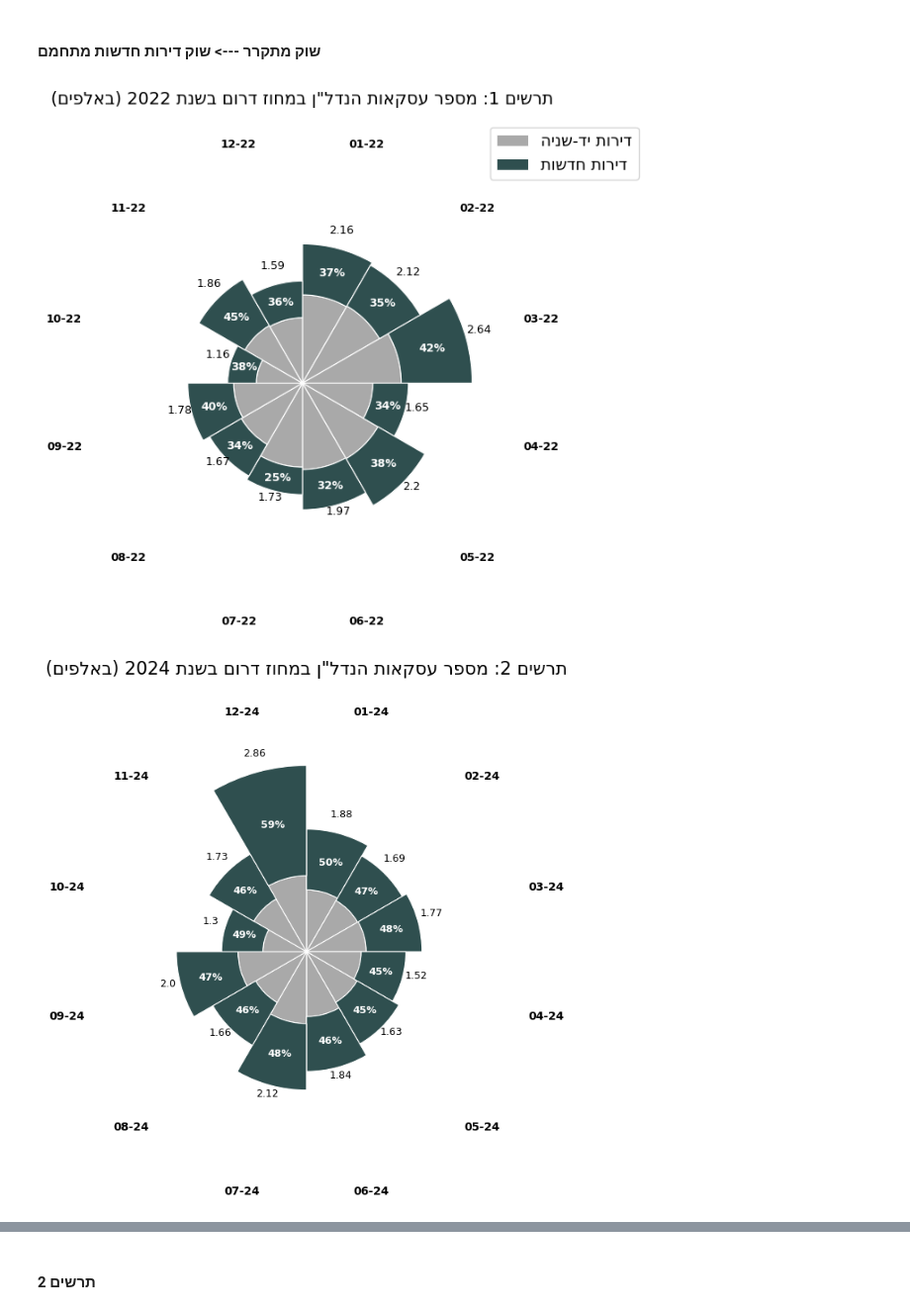
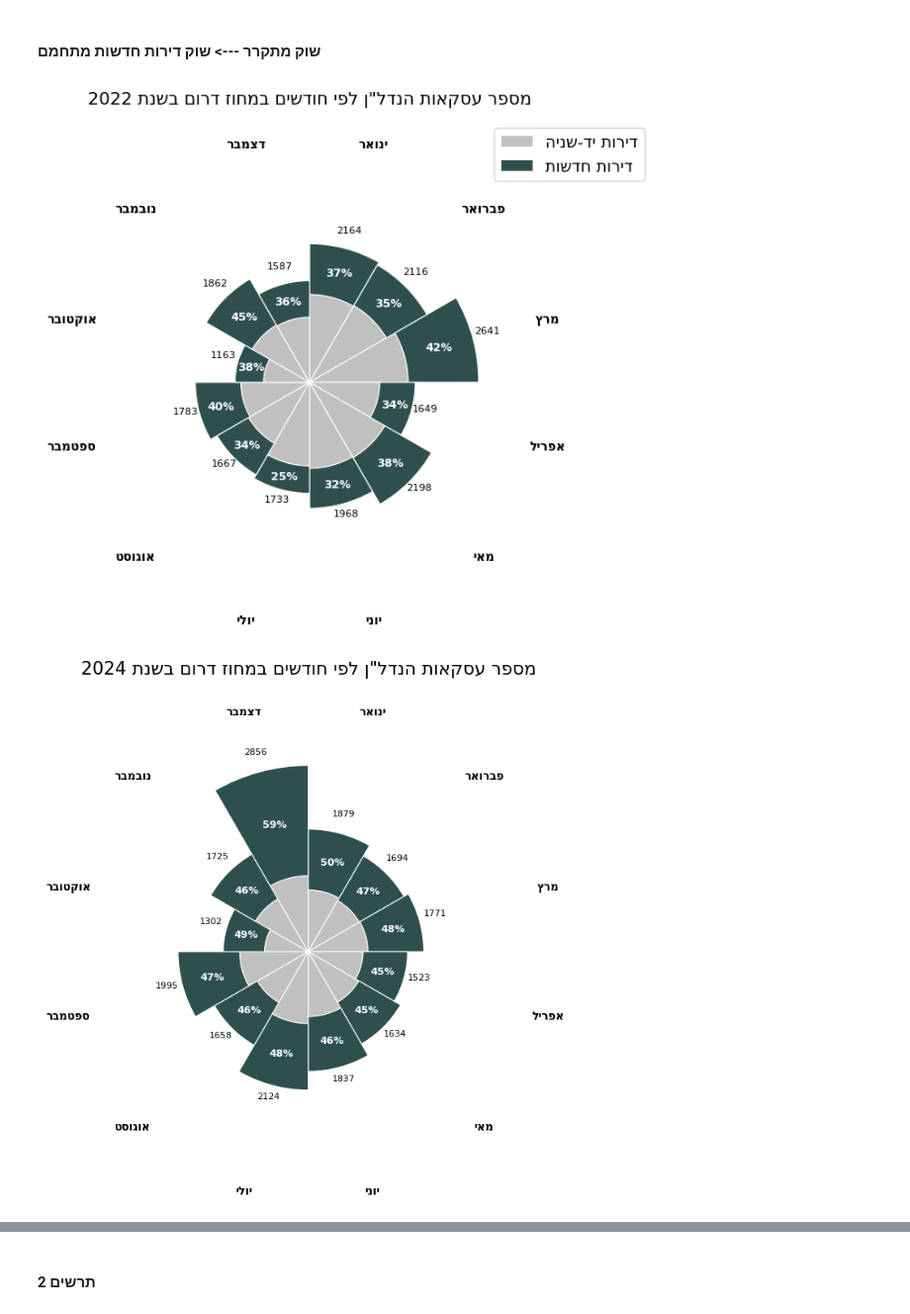
Before and after one commit to Saarp84/portfolio, a Jupyter notebook: Nadlan/nadlaning.ipynb, the cells around one changed output, grey strips where cells are left out. Shown: that part at 99% size. Cells and saved outputs as stored; diff of their text form; code cells hidden in the pictures.

```diff
--- a/Nadlan/nadlaning.ipynb
+++ b/Nadlan/nadlaning.ipynb
@@ -183,7 +183,7 @@ def get_monthly_summary(data: pd.DataFrame, region: str, year: int) -> pd.DataFr
 
     return result
 
-def plot_monthly_rose(data: pd.DataFrame, region: str, title: str, year: int, legend=True, titlesize=14,datesize=9):
+def plot_monthly_rose(data: pd.DataFrame, region: str, title: str, year: int, legend=True, titlesize=14,datesize=9, divide_by=1000):
     """
     Plot a stacked polar bar chart of monthly transactions (new + second-hand)
     for a specific region and year, with total values labeled above each month.
@@ -220,10 +220,10 @@ def plot_monthly_rose(data: pd.DataFrame, region: str, title: str, year: int, le
     ax = plt.subplot(111, polar=True)
 
     # שכבת עסקאות יד שניה (תחתונה)
-    ax.bar(angles, old_vals, width=width, color='darkgrey', edgecolor='white', linewidth=0.8, label='הינש-די תוריד')
+    ax.bar(angles, old_vals, width=width, color='silver', edgecolor='white', linewidth=0.8, label='הינש-די תוריד')
 
     # שכבת עסקאות חדשות (מוערמת על הישנות)
-    ax.bar(angles, new_vals, width=width, bottom=old_vals, color='darkslategrey', edgecolor='white', linewidth=0.8, label='תושדח תוריד')
+    ax.bar(angles, new_vals, width=width, bottom=old_vals, color='darkslategray', edgecolor='white', linewidth=0.8, label='תושדח תוריד')
 
 
 
@@ -252,16 +252,19 @@ def plot_monthly_rose(data: pd.DataFrame, region: str, title: str, year: int, le
 
 
     # תוויות חודשים
-    if year == 2022:
-        month_labels = ['01-22', '02-22', '03-22', '04-22', '05-22', '06-22',
-                        '07-22', '08-22', '09-22', '10-22', '11-22', '12-22']
-    elif year == 2023:
-        month_labels = ['01-23', '02-23', '03-23', '04-23', '05-23', '06-23',
-                        '07-23', '08-23', '09-23', '10-23', '11-23', '12-23']
+    # if year == 2022:
+    #     month_labels = ['01-22', '02-22', '03-22', '04-22', '05-22', '06-22',
+    #                     '07-22', '08-22', '09-22', '10-22', '11-22', '12-22']
+    # elif year == 2023:
+    #     month_labels = ['01-23', '02-23', '03-23', '04-23', '05-23', '06-23',
+    #                     '07-23', '08-23', '09-23', '10-23', '11-23', '12-23']
 
-    elif year == 2024:
-        month_labels = ['01-24', '02-24', '03-24', '04-24', '05-24', '06-24',
-                        '07-24', '08-24', '09-24', '10-24', '11-24', '12-24']
+    # elif year == 2024:
+    #     month_labels = ['01-24', '02-24', '03-24', '04-24', '05-24', '06-24',
+    #                     '07-24', '08-24', '09-24', '10-24', '11-24', '12-24']
+
+    month_labels =['ראוני', 'ראורבפ', 'ץרמ', 'לירפא', 'יאמ', 'ינוי',
+                   'ילוי', 'טסוגוא', 'רבמטפס', 'רבוטקוא', 'רבמבונ', 'רבמצד']
 
     ax.set_xticks(angles)
     ax.set_xticklabels(month_labels, fontsize=datesize, fontweight='bold')
@@ -269,8 +272,12 @@ def plot_monthly_rose(data: pd.DataFrame, region: str, title: str, year: int, le
 
     # תוויות מספריות – טוטאל
     for angle, value in zip(angles, total_vals):
-        ax.text(angle, value + (0.075 * max(total_vals)), str(round(float(value/1000),2)),
-                ha='center', va='bottom', fontsize=9, color='black')
+        if divide_by == 1:
+            ax.text(angle, value + (0.085 * max(total_vals)), str(int(value/divide_by)),
+                ha='center', va='bottom', fontsize=8, color='black')
+        else:
+            ax.text(angle, value + (0.085 * max(total_vals)), str(round(float(value/divide_by),2)),
+                    ha='center', va='bottom', fontsize=8, color='black')
 
     # עיצוב
     ax.set_theta_zero_location('N')
@@ -443,12 +450,13 @@ def plot_monthly_rose2(data: pd.DataFrame, region: str, title: str):
 # plot_monthly_rose(long_df, region='all', title = 'תרשים 1: מספר עסקאות הנדל"ן בכל חודש בשנת 2202 )באלפים(' , year=2022)
 # plot_monthly_rose2(long_df, region='all', title = 'תרשים 2: מספר עסקאות הנדל"ן בכל חודש בשנה החולפת )באלפים(' )
 # %%
-plot_monthly_rose(long_df, region='south', title = 'תרשים 1: מספר עסקאות הנדל"ן במחוז דרום בשנת 2202 )באלפים(' , year=2022)
-plot_monthly_rose(long_df, region='south', title = 'תרשים 2: מספר עסקאות הנדל"ן במחוז דרום בשנת 4202 )באלפים(' ,
-                   year=2024, legend=False, titlesize=16, datesize=10)
+plot_monthly_rose(long_df, region='south', title = 'מספר עסקאות הנדל"ן לפי חודשים במחוז דרום בשנת 2202',
+                   year=2022,legend=True, titlesize=14, datesize=10, divide_by=1)
+plot_monthly_rose(long_df, region='south', title = 'מספר עסקאות הנדל"ן לפי חודשים במחוז דרום בשנת 4202' ,
+                   year=2024, legend=False, titlesize=16, datesize=10, divide_by=1)
 # %% [output]
-[figure, old version]
+[figure, new version]
-[figure, old version]
+[figure, new version]
 # %%
 def shares(df, region: str, year: int) -> pd.DataFrame:
     """
```
Also changed, not shown: parts of 1 cell of this notebook.
